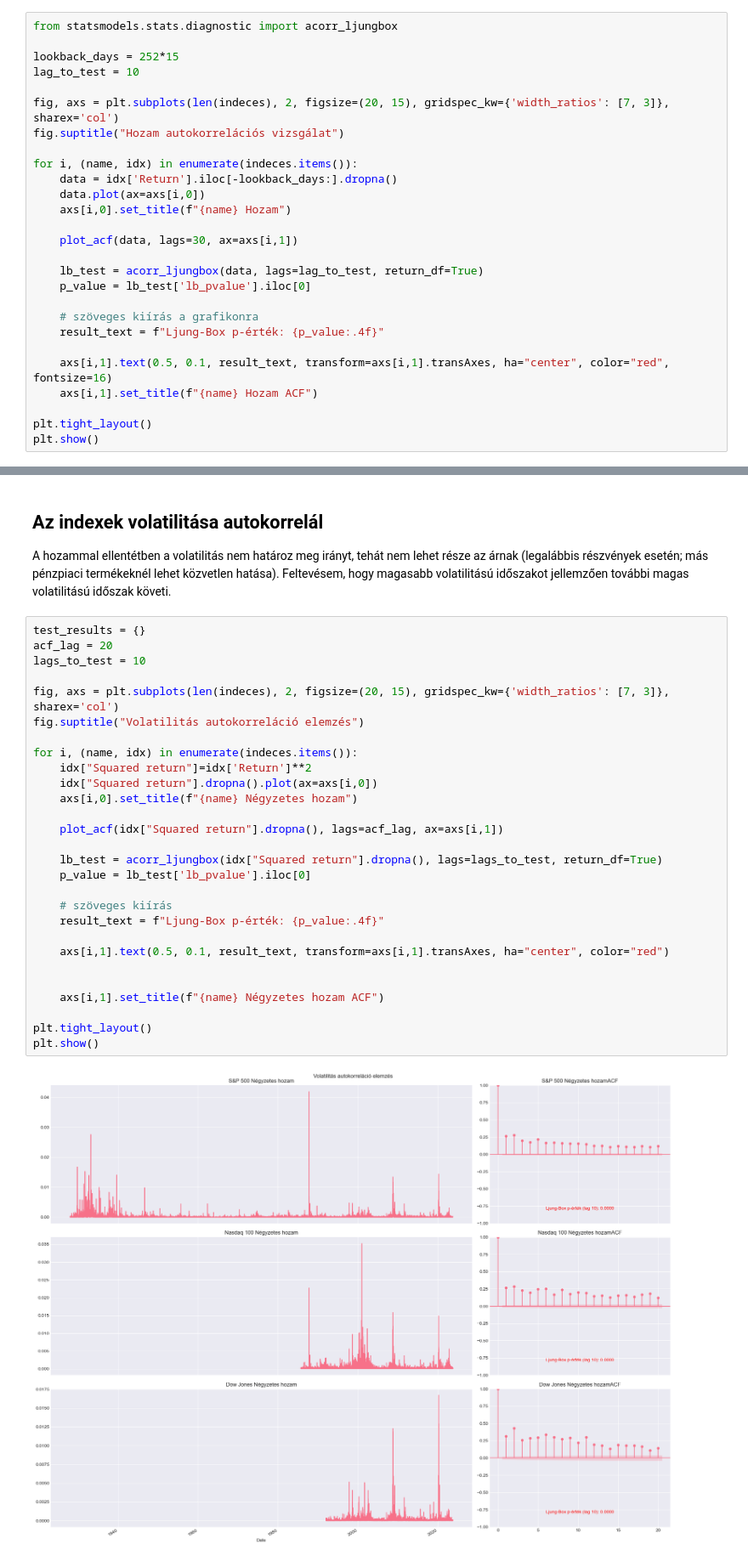
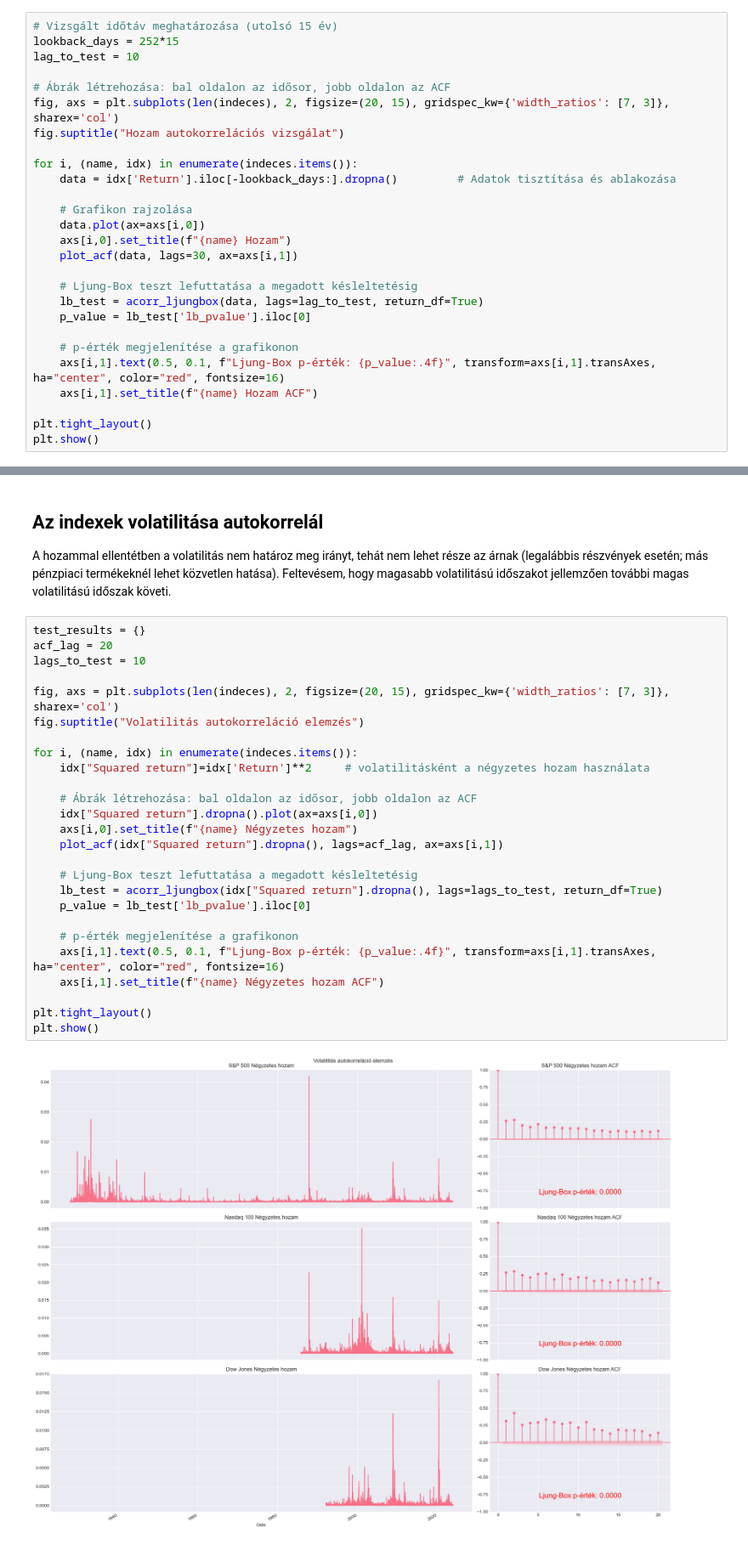
Before and after one commit to Bb1164/Data-Science-HF, a Jupyter notebook: sample.ipynb, the cells around one changed output, grey strips where cells are left out. Shown at 85% size. Saved outputs shown, nothing was run; the diff lists cells and outputs as text.

```diff
--- a/sample.ipynb
+++ b/sample.ipynb
@@ -1132,28 +1160,28 @@ Amióta érdekel ez a téma, a kereskedési stratégiákról gyakran olyan konte
 Statisztikai értelemben ez azt jelenti, hogy a hozamok időben nem mutatnak autokorrelációt:  a mai hozam nem függ a tegnapi vagy korábbi hozamoktól.
 A következő grafikon ezt a hipotézist vizsgálja, és azt próbálja igazolni, hogy a hozamok „emlékezet nélküliek”.
 # %%
-from statsmodels.stats.diagnostic import acorr_ljungbox
-
+# Vizsgált időtáv meghatározása (utolsó 15 év)
 lookback_days = 252*15
 lag_to_test = 10
 
+# Ábrák létrehozása: bal oldalon az idősor, jobb oldalon az ACF
 fig, axs = plt.subplots(len(indeces), 2, figsize=(20, 15), gridspec_kw={'width_ratios': [7, 3]}, sharex='col')
 fig.suptitle("Hozam autokorrelációs vizsgálat")
 
 for i, (name, idx) in enumerate(indeces.items()):
-    data = idx['Return'].iloc[-lookback_days:].dropna()
+    data = idx['Return'].iloc[-lookback_days:].dropna()         # Adatok tisztítása és ablakozása
+
+    # Grafikon rajzolása
     data.plot(ax=axs[i,0])
     axs[i,0].set_title(f"{name} Hozam")
-
     plot_acf(data, lags=30, ax=axs[i,1])
 
+    # Ljung-Box teszt lefuttatása a megadott késleltetésig
     lb_test = acorr_ljungbox(data, lags=lag_to_test, return_df=True)
     p_value = lb_test['lb_pvalue'].iloc[0]
 
-    # szöveges kiírás a grafikonra
-    result_text = f"Ljung-Box p-érték: {p_value:.4f}"
-
-    axs[i,1].text(0.5, 0.1, result_text, transform=axs[i,1].transAxes, ha="center", color="red", fontsize=16)
+    # p-érték megjelenítése a grafikonon
+    axs[i,1].text(0.5, 0.1, f"Ljung-Box p-érték: {p_value:.4f}", transform=axs[i,1].transAxes, ha="center", color="red", fontsize=16)
     axs[i,1].set_title(f"{name} Hozam ACF")
 
 plt.tight_layout()
@@ -1178,33 +1206,31 @@ A hozammal ellentétben a volatilitás nem határoz meg irányt, tehát nem lehe
 # %%
 test_results = {}
 acf_lag = 20
 lags_to_test = 10
 
 fig, axs = plt.subplots(len(indeces), 2, figsize=(20, 15), gridspec_kw={'width_ratios': [7, 3]}, sharex='col')
 fig.suptitle("Volatilitás autokorreláció elemzés")
 
 for i, (name, idx) in enumerate(indeces.items()):
-    idx["Squared return"]=idx['Return']**2
+    idx["Squared return"]=idx['Return']**2     # volatilitásként a négyzetes hozam használata
+
+    # Ábrák létrehozása: bal oldalon az idősor, jobb oldalon az ACF
     idx["Squared return"].dropna().plot(ax=axs[i,0])
     axs[i,0].set_title(f"{name} Négyzetes hozam")
-
     plot_acf(idx["Squared return"].dropna(), lags=acf_lag, ax=axs[i,1])
 
+    # Ljung-Box teszt lefuttatása a megadott késleltetésig
     lb_test = acorr_ljungbox(idx["Squared return"].dropna(), lags=lags_to_test, return_df=True)
     p_value = lb_test['lb_pvalue'].iloc[0]
 
-    # szöveges kiírás
-    result_text = f"Ljung-Box p-érték: {p_value:.4f}"
-
-    axs[i,1].text(0.5, 0.1, result_text, transform=axs[i,1].transAxes, ha="center", color="red")
-
-
+    # p-érték megjelenítése a grafikonon
+    axs[i,1].text(0.5, 0.1, f"Ljung-Box p-érték: {p_value:.4f}", transform=axs[i,1].transAxes, ha="center", color="red", fontsize=16)
     axs[i,1].set_title(f"{name} Négyzetes hozam ACF")
 
 plt.tight_layout()
 plt.show()
 # %% [output]
-[figure, old version]
+[figure, new version]
 # %% [markdown]
 Már a négyzetes hozam grafikonján is megfigyelhetőek hullámok kiugró értékek körül, tehát nem túl meglepő, amikor az ACF-en is láthatóak jelentős értékek, még huszas lag mellett is.
 
```
Also changed, not shown: parts of 29 cells of this notebook.
